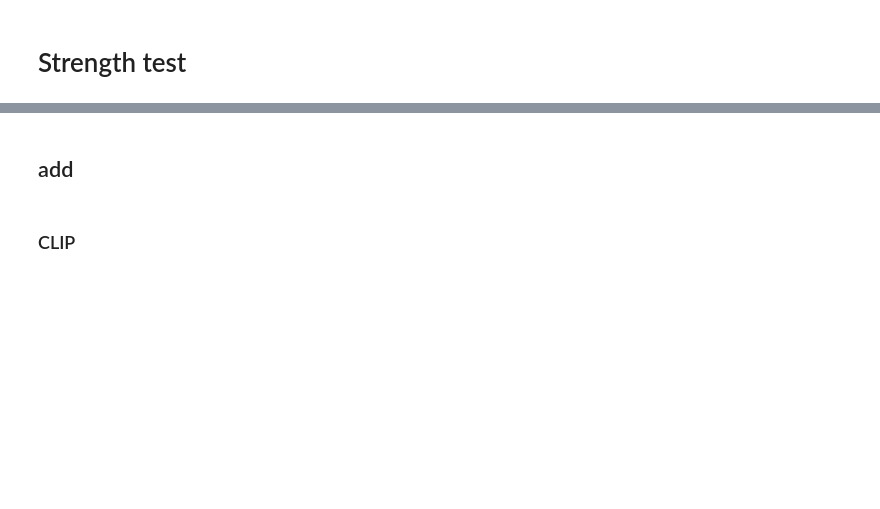
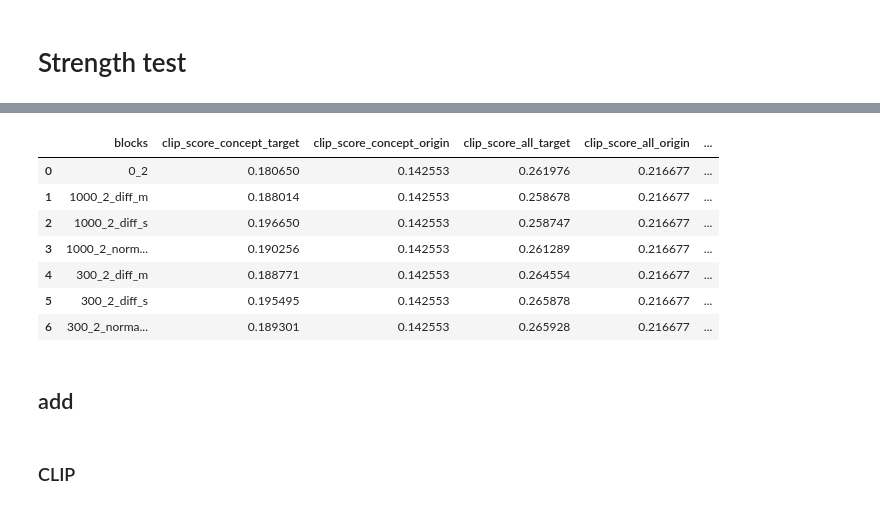
Before and after one commit to ControlGenAI/SHIFT, a Jupyter notebook: metrics_new.ipynb, the cells around one changed output, grey strips where cells are left out. Cells and saved outputs as stored; diff of their text form; code cells hidden in the pictures; blank space fills up the shorter version.

```diff
--- a/metrics_new.ipynb
+++ b/metrics_new.ipynb
@@ -665,3 +665,10 @@ print(df)
 21  0.190479                  0.248786
 22  0.245909                  0.248786
 23  0.189277                  0.248786
+# %%
+mean_per_fact = df.groupby('blocks', as_index=False).mean(numeric_only=True)
+
+pd.set_option('display.max_colwidth', 9)
+mean_per_fact['blocks'] = ['all', '0', '0-1', '2-3', 'one vec']
+mean_per_fact.drop('mean_clip_img_sim', axis=1, inplace=True)
+mean_per_fact
@@ -670,3 +804,19 @@ print(df)
+# %%
+mean_per_fact = df.groupby('blocks', as_index=False).mean(numeric_only=True)
+
+pd.set_option('display.max_colwidth', 15)
+#mean_per_fact['blocks'] = ['all', '0', '0-1', '2-3', 'one vec']
+mean_per_fact.drop('mean_clip_img_sim', axis=1, inplace=True)
+mean_per_fact
+# %% [output]
+|  | blocks | clip_score_concept_target | clip_score_concept_origin | clip_score_all_target | clip_score_all_origin | ... |
+| 0 | 0_2 | 0.180650 | 0.142553 | 0.261976 | 0.216677 | ... |
+| 1 | 1000_2_diff_m | 0.188014 | 0.142553 | 0.258678 | 0.216677 | ... |
+| 2 | 1000_2_diff_s | 0.196650 | 0.142553 | 0.258747 | 0.216677 | ... |
+| 3 | 1000_2_norm... | 0.190256 | 0.142553 | 0.261289 | 0.216677 | ... |
+| 4 | 300_2_diff_m | 0.188771 | 0.142553 | 0.264554 | 0.216677 | ... |
+| 5 | 300_2_diff_s | 0.195495 | 0.142553 | 0.265878 | 0.216677 | ... |
+| 6 | 300_2_norma... | 0.189301 | 0.142553 | 0.265928 | 0.216677 | ... |
 # %% [markdown]
 ## add
 # %% [markdown]
```
Also changed, not shown: parts of 9 cells of this notebook, 23 other files.
